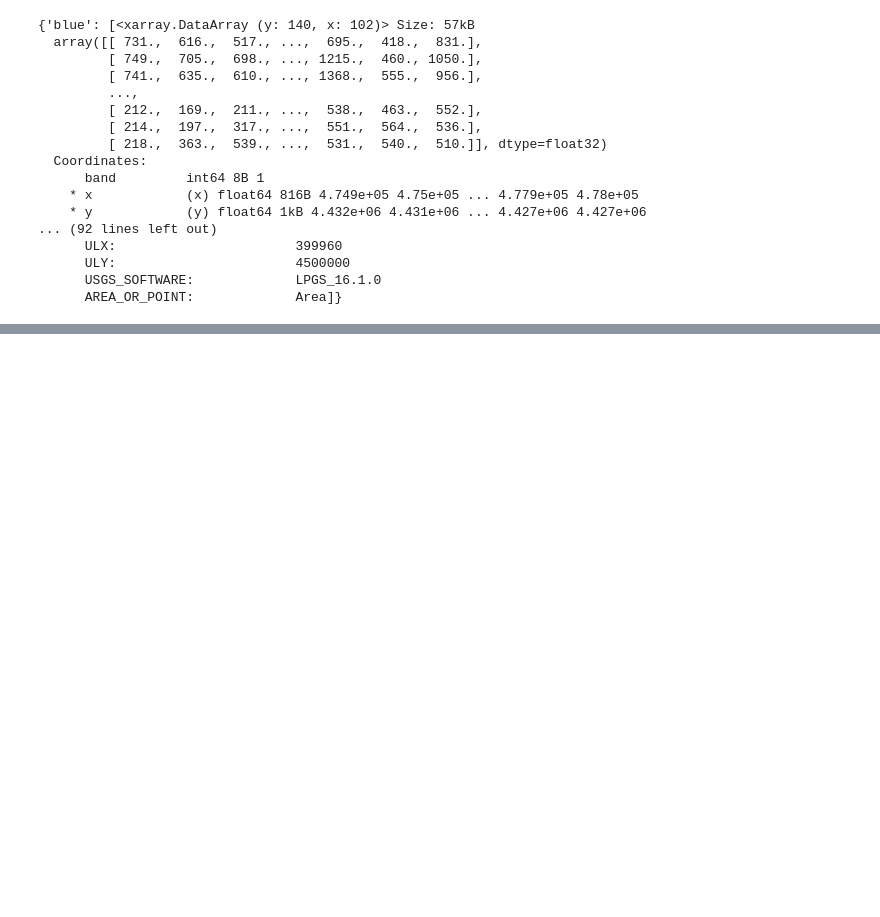
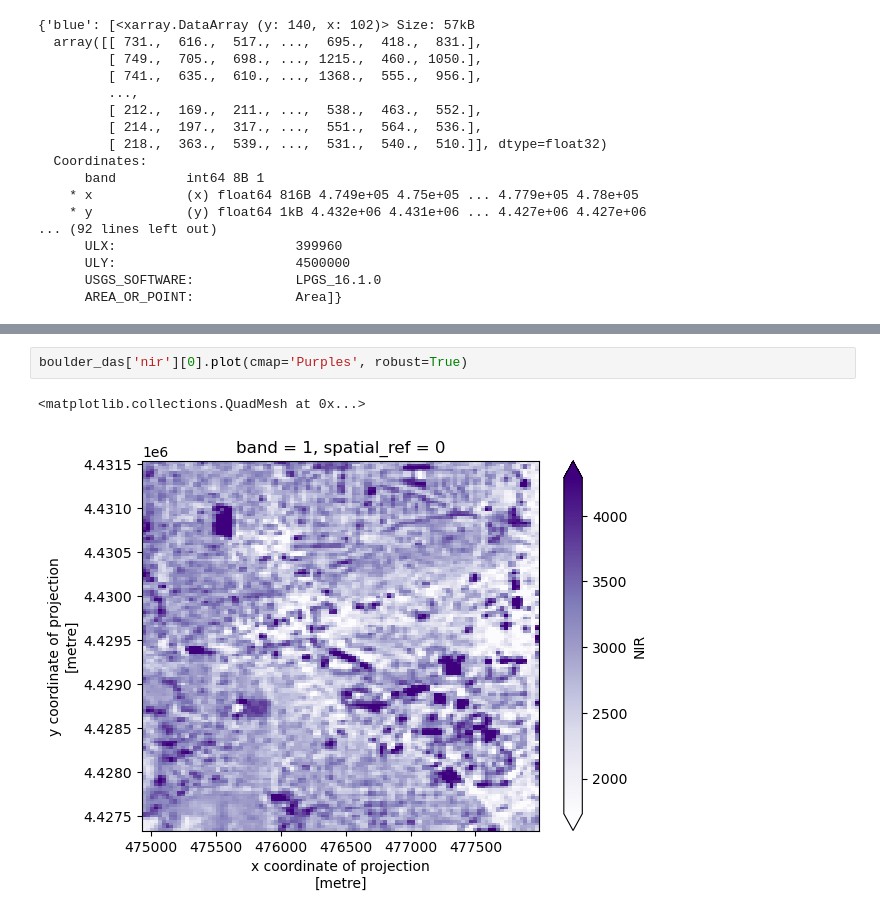
Before and after one commit to earthlab-education/fundamentals-04-redlining-hanried, a Jupyter notebook: notebooks/boulder-redlining.ipynb, the cells around one changed output, grey strips where cells are left out. Saved outputs shown, nothing was run; the diff lists cells and outputs as text; blank space fills up the shorter version.

```diff
--- a/notebooks/boulder-redlining.ipynb
+++ b/notebooks/boulder-redlining.ipynb
@@ -475,0 +445,5 @@ Dimensions without coordinates: dim_0, dim_1, dim_2
+# %%
+boulder_das['nir'][0].plot(cmap='Purples', robust=True)
+# %% [output]
+<matplotlib.collections.QuadMesh at 0x...>
+[figure, added]
```
Also changed, not shown: parts of 7 cells of this notebook.
